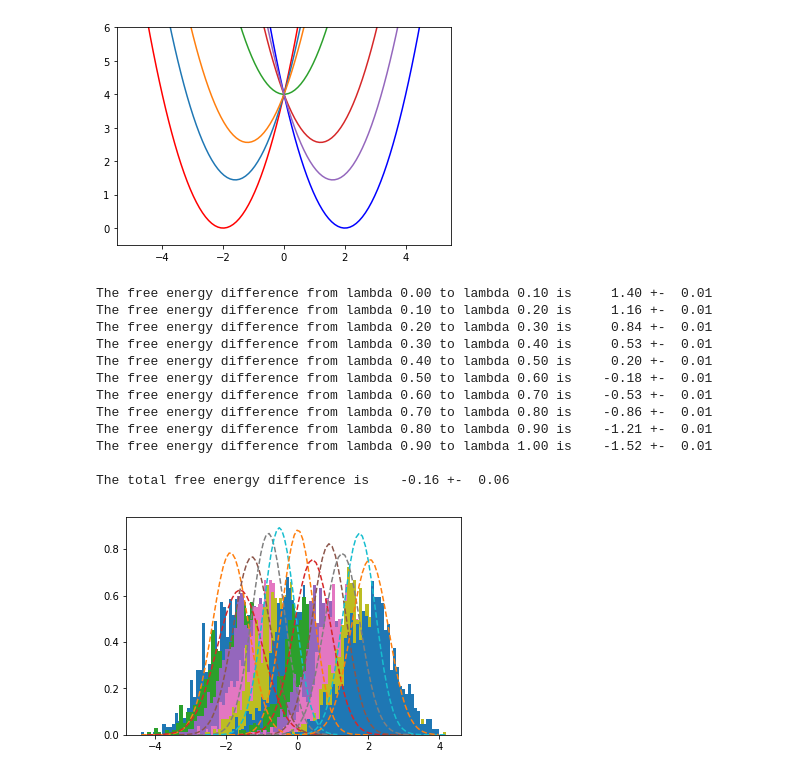
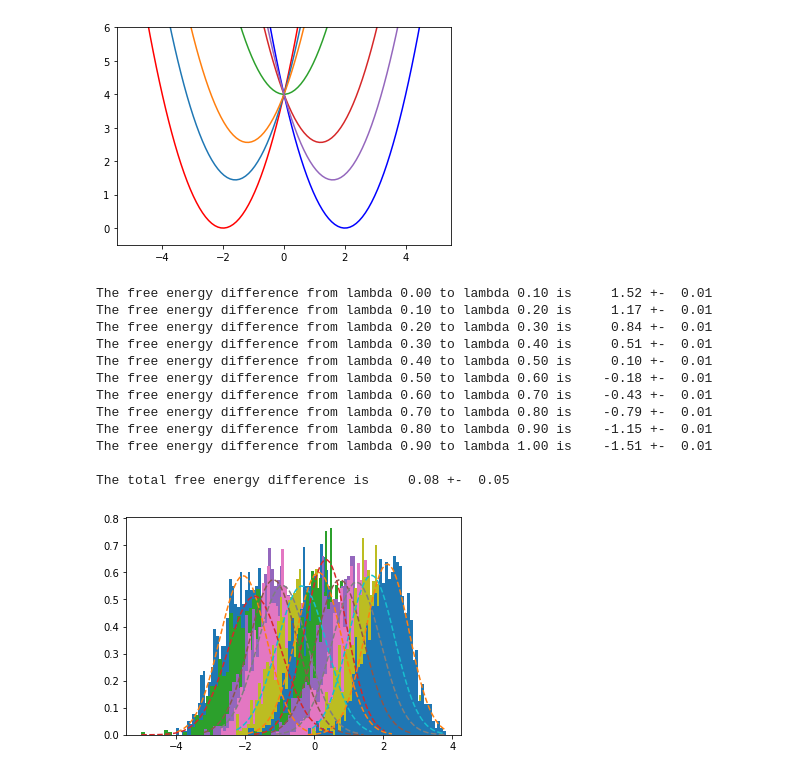
Before and after one commit to samuelymei/freeenergy, a Jupyter notebook: notes/Thermodynamic_Integration.ipynb, the cells around one changed output. Saved outputs shown, nothing was run; the diff lists cells and outputs as text; code cells hidden in the pictures.

Commit message:
curve fitting method corrected for jupyter notes

```diff
--- a/notes/Thermodynamic_Integration.ipynb
+++ b/notes/Thermodynamic_Integration.ipynb
@@ -118,41 +118,42 @@ lambs = np.append(lambs,[1.0])
 Ns = N//len(lambs)
 dAdl = np.zeros(len(lambs))
 vardAdl = np.zeros(len(lambs))
 i = 0
 for i in range(len(lambs)):
     x0 = -2.0 + 3.0*i*dlambda
     x = np.empty(Ns)
     x, count = MCpropagator2(x0,dx,Ns,dN,ulmbd,lambs[i])
 #    print('Number of samples generated:%8d for lambda= %5.2f' %(count,lambs[i]))
     prob, bins, patches = plt.hist(x, bins=50, density=True)
     mean = np.mean(x)
     variance = np.var(x)
-    npdf = scipy.stats.norm.pdf(bins,mean,variance)
+    sigma = np.sqrt(variance)
+    npdf = scipy.stats.norm.pdf(bins,mean,sigma)
     plt.plot(bins, npdf, '--')
     dAdl[i], vardAdl[i] = TI(x)
 
 dA=0.0
 for i in range(len(lambs)-1):
     print('The free energy difference from lambda %4.2f to lambda %4.2f is %8.2f +- %5.2f' % (lambs[i],lambs[i+1],0.5*dlambda*(dAdl[i]+dAdl[i+1]), 0.5*dlambda*np.sqrt(vardAdl[i]+vardAdl[i+1])))
     dA += 0.5*dlambda*(dAdl[i]+dAdl[i+1])
 
 vardA=(0.5*dlambda)**2*(vardAdl[0]+vardAdl[-1])
 for i in range(1,len(lambs)-1):
     vardA += dlambda**2*vardAdl[i]
 print('')
 print('The total free energy difference is %8.2f +- %5.2f' %(dA,np.sqrt(vardA)))
 plt.show()
 # %% [output]
-The free energy difference from lambda 0.00 to lambda 0.10 is     1.40 +-  0.01
-The free energy difference from lambda 0.10 to lambda 0.20 is     1.16 +-  0.01
+The free energy difference from lambda 0.00 to lambda 0.10 is     1.52 +-  0.01
+The free energy difference from lambda 0.10 to lambda 0.20 is     1.17 +-  0.01
 The free energy difference from lambda 0.20 to lambda 0.30 is     0.84 +-  0.01
-The free energy difference from lambda 0.30 to lambda 0.40 is     0.53 +-  0.01
-The free energy difference from lambda 0.40 to lambda 0.50 is     0.20 +-  0.01
+The free energy difference from lambda 0.30 to lambda 0.40 is     0.51 +-  0.01
+The free energy difference from lambda 0.40 to lambda 0.50 is     0.10 +-  0.01
 The free energy difference from lambda 0.50 to lambda 0.60 is    -0.18 +-  0.01
-The free energy difference from lambda 0.60 to lambda 0.70 is    -0.53 +-  0.01
-The free energy difference from lambda 0.70 to lambda 0.80 is    -0.86 +-  0.01
-The free energy difference from lambda 0.80 to lambda 0.90 is    -1.21 +-  0.01
-The free energy difference from lambda 0.90 to lambda 1.00 is    -1.52 +-  0.01
+The free energy difference from lambda 0.60 to lambda 0.70 is    -0.43 +-  0.01
+The free energy difference from lambda 0.70 to lambda 0.80 is    -0.79 +-  0.01
+The free energy difference from lambda 0.80 to lambda 0.90 is    -1.15 +-  0.01
+The free energy difference from lambda 0.90 to lambda 1.00 is    -1.51 +-  0.01
 
-The total free energy difference is    -0.16 +-  0.06
+The total free energy difference is     0.08 +-  0.05
-[figure, old version]
+[figure, new version]
```
Also changed, not shown: 4 other files.
